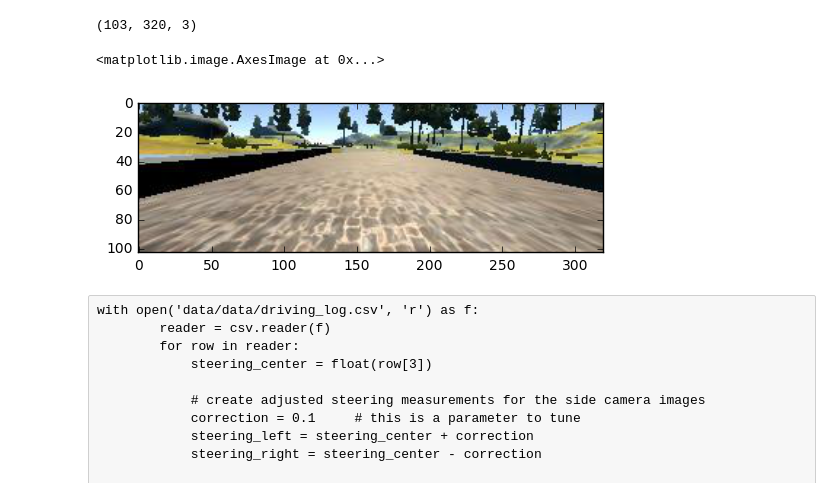
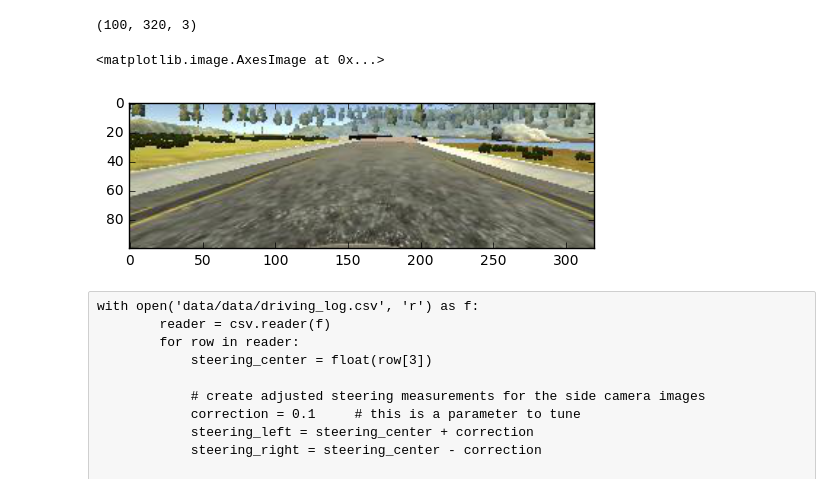
Before and after one commit to karanj1/SDCar, a Jupyter notebook: CarND-Behavioral-Cloning-P3/test2.ipynb, the cells around one changed output. Saved outputs shown, nothing was run; the diff lists cells and outputs as text; code cells hidden in the pictures.

```diff
--- a/CarND-Behavioral-Cloning-P3/test2.ipynb
+++ b/CarND-Behavioral-Cloning-P3/test2.ipynb
@@ -15,7 +15,7 @@ from keras.layers.pooling import MaxPooling2D
 # %%
 samples = []
 with open('data/data/driving_log.csv') as csvfile:
-    first_line = csvfile.readline()
+    line = csvfile.readlines()
     reader = csv.reader(csvfile)
     for line in reader:
         samples.append(line)
@@ -29,7 +29,7 @@ def process_image(image):
 
     shape = image.shape
     # note: numpy arrays are (row, col)!
-    image = image[math.floor(shape[0]/5):shape[0]-25, 0:shape[1]]
+    image = image[math.floor(shape[0]/4):shape[0]-25, 0:shape[1]]
 
     i = 1+1
     if i==100:
@@ -39,16 +39,17 @@ def process_image(image):
 # %%
 #Sample processing on first image in csv file
 import math
 import matplotlib.pyplot as plt
 path = 'data/data/' # fill in the path to your training IMG directory
 
-img_center1 = process_image(np.asarray(Image.open(path+first_line[0:38])))
+#img_center1 = process_image(np.asarray(Image.open(path+first_line[0:38])))
+img_center1 = process_image(np.asarray(Image.open(path+line[55][0:38])))  #line[x][0:38], x is row number, [0:38] is characters of first coulmn of that row..
 print(img_center1.shape)
 plt.imshow(img_center1)
 # %% [output]
-(103, 320, 3)
+(100, 320, 3)
 <matplotlib.image.AxesImage at 0x...>
-[figure, old version]
+[figure, new version]
 # %% [raw]
 with open('data/data/driving_log.csv', 'r') as f:
         reader = csv.reader(f)
```
